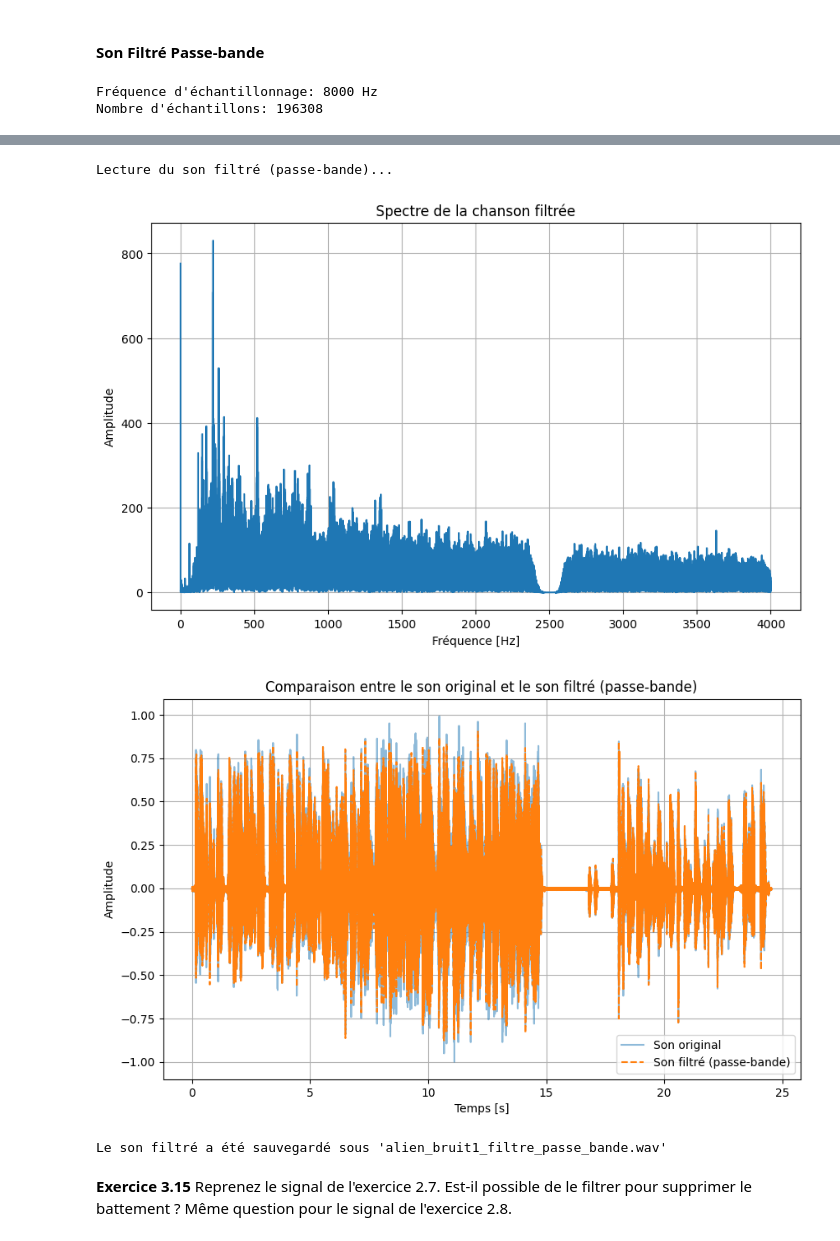
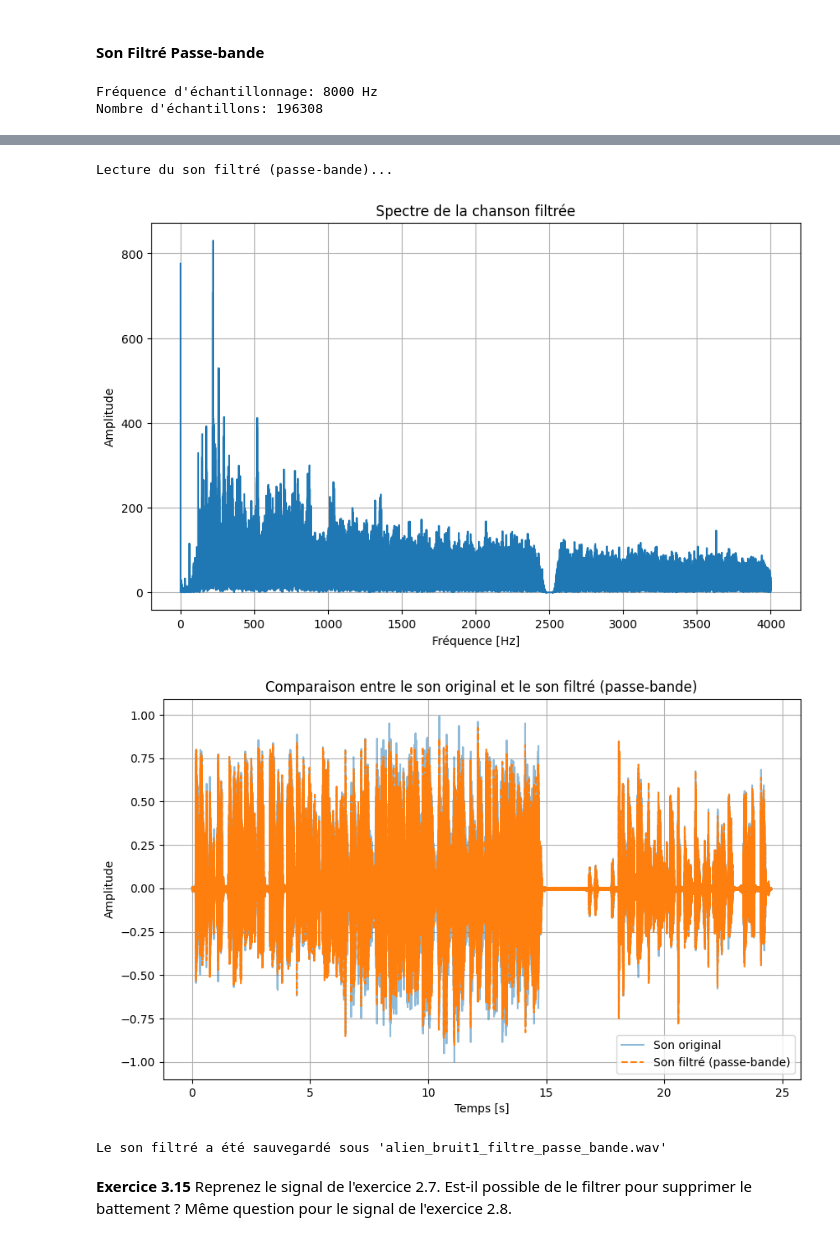
Before and after one commit to Makker5000/Traitement-de-Signaux-Reco-Alarme, a Jupyter notebook: T3032_TP_notebook_seance_Representation fréq de signaux 3.ipynb, the cells around one changed output, grey strips where cells are left out. Cells and saved outputs as stored; diff of their text form; code cells hidden in the pictures.

```diff
--- a/T3032_TP_notebook_seance_Representation fréq de signaux 3.ipynb
+++ b/T3032_TP_notebook_seance_Representation fréq de signaux 3.ipynb
@@ -188,7 +188,7 @@ Le son filtré a été sauvegardé sous 'alien_bruit1_filtre_passe_bas.wav'
 #### Son Filtré Passe-bande
 # %%
 # Lecture du fichier son Original
-fe, data3 = read('Fichiers-pour-TP/sound/alien_bruit1.wav')
+fe, data3 = read('../Fichiers-pour-TP/sound/alien_bruit1.wav')
 print(f"Fréquence d'échantillonnage: {fe} Hz")
 print(f"Nombre d'échantillons: {len(data3)}")
 
@@ -211,8 +211,8 @@ plt.show()
 
 # Création du filtre passe-bande de Butterworth (ordre 3 ou 4)
 # fc1 et fc2 sont les fréquences de coupure
-fc1 = 2400  # Borne inférieure de la bande (par exemple)
-fc2 = 2600  # Borne supérieure de la bande (par exemple)
+fc1 = 2450  # Borne inférieure de la bande (par exemple)
+fc2 = 2550  # Borne supérieure de la bande (par exemple)
 b, a = signal.butter(3, [fc1 / (fe / 2), fc2 / (fe / 2)], btype='bandstop')  # Création du filtre Passe-bande d'ordre 3
 
 # Application du filtre sur le signal
@@ -220,46 +220,46 @@ data_filtre_bandstop = signal.filtfilt(b, a, data3)
 
 # Écouter le signal filtré
 print("Lecture du son filtré (passe-bande)...")
-sd.play(data_filtre_bandstop, fe)
-sd.wait()
+# sd.play(data_filtre_bandstop, fe)
+# sd.wait()
 
 # Analyse Spectrale du son Filtré
 t_filtre2 = np.arange(len(data3)) / fe
 TF_filtre2 = np.fft.fft(data_filtre_bandstop)
 frequencies_filtre2 = np.fft.fftfreq(len(TF_filtre2), d=1/fe)
 
-# Affichage du spectre pour visualiser le l'atténuation du bruit
+# Affichage du spectre pour visualiser l'atténuation du bruit
 plt.figure(figsize=(10, 6))
 plt.plot(frequencies_filtre2[:len(frequencies_filtre2)//2], np.abs(TF_filtre2[:len(frequencies_filtre2)//2]))
 plt.title('Spectre de la chanson filtrée')
 plt.xlabel('Fréquence [Hz]')
 plt.ylabel('Amplitude')
 plt.grid(True)
 plt.show()
 
 # Sauvegarder le signal filtré
-write('Fichiers-pour-TP/Sons-creer-modifie/alien_bruit1_filtre_passe_bande.wav', fe, (data_filtre_bandstop * 32767).astype(np.int16))
+write('../Fichiers-pour-TP/Sons-creer-modifie/alien_bruit1_filtre_passe_bande.wav', fe, (data_filtre_bandstop * 32767).astype(np.int16))
 
 # Afficher le signal original et filtré pour comparaison
 plt.figure(figsize=(10, 6))
 plt.plot(t_original2, data3, label='Son original', alpha=0.5)
 plt.plot(t_filtre2, data_filtre_bandstop, label='Son filtré (passe-bande)', linestyle='--')
 plt.xlabel('Temps [s]')
 plt.ylabel('Amplitude')
 plt.title('Comparaison entre le son original et le son filtré (passe-bande)')
 plt.legend()
 plt.grid(True)
 plt.show()
 
 # Reconstitution du son entier en sauvegardant la version filtrée
 print("Le son filtré a été sauvegardé sous 'alien_bruit1_filtre_passe_bande.wav'")
 # %% [output]
 Fréquence d'échantillonnage: 8000 Hz
 Nombre d'échantillons: 196308
 [figure]
 Lecture du son filtré (passe-bande)...
-[figure, old version]
+[figure, new version]
-[figure, old version]
+[figure, new version]
 Le son filtré a été sauvegardé sous 'alien_bruit1_filtre_passe_bande.wav'
 # %% [markdown]
 **Exercice 3.15** Reprenez le signal de l'exercice 2.7. Est-il possible de le filtrer pour supprimer le battement ? Même question pour le signal de l'exercice 2.8.
```
Also changed, not shown: parts of 4 cells of this notebook.
